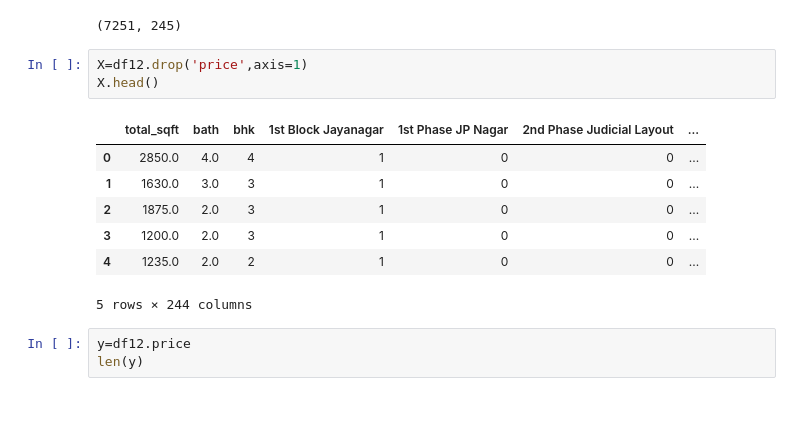
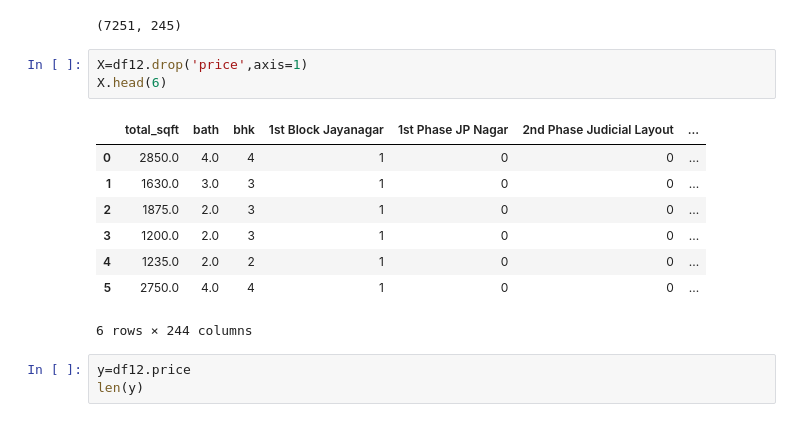
Before and after one commit to anuj123-45/ML-Algos, a Jupyter notebook: Real Estate Price Prediction/Price Predictor.ipynb, the cells around one changed output. Drawn from its saved outputs; the diff is of its cells as text.

```diff
--- a/Real Estate Price Prediction/Price Predictor.ipynb
+++ b/Real Estate Price Prediction/Price Predictor.ipynb
@@ -466,15 +466,16 @@ df12.shape
 (7251, 245)
 # %%
 X=df12.drop('price',axis=1)
-X.head()
+X.head(6)
 # %% [output]
 |  | total_sqft | bath | bhk | 1st Block Jayanagar | 1st Phase JP Nagar | 2nd Phase Judicial Layout | ... |
 | 0 | 2850.0 | 4.0 | 4 | 1 | 0 | 0 | ... |
 | 1 | 1630.0 | 3.0 | 3 | 1 | 0 | 0 | ... |
 | 2 | 1875.0 | 2.0 | 3 | 1 | 0 | 0 | ... |
 | 3 | 1200.0 | 2.0 | 3 | 1 | 0 | 0 | ... |
 | 4 | 1235.0 | 2.0 | 2 | 1 | 0 | 0 | ... |
+| 5 | 2750.0 | 4.0 | 4 | 1 | 0 | 0 | ... |
-5 rows × 244 columns
+6 rows × 244 columns
 # %%
 y=df12.price
 len(y)
```
Also changed, not shown: parts of 10 cells of this notebook, 2 other files.
